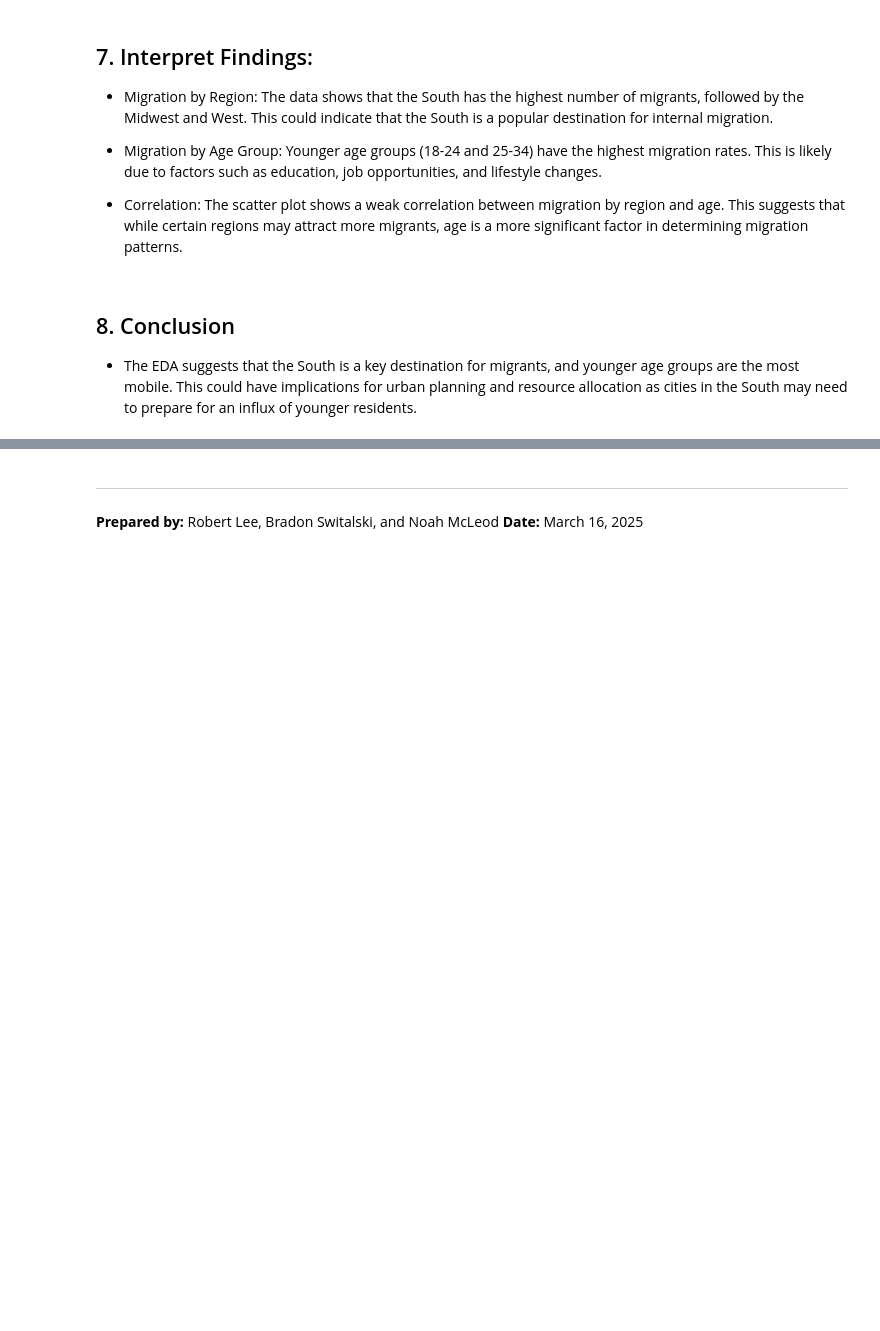
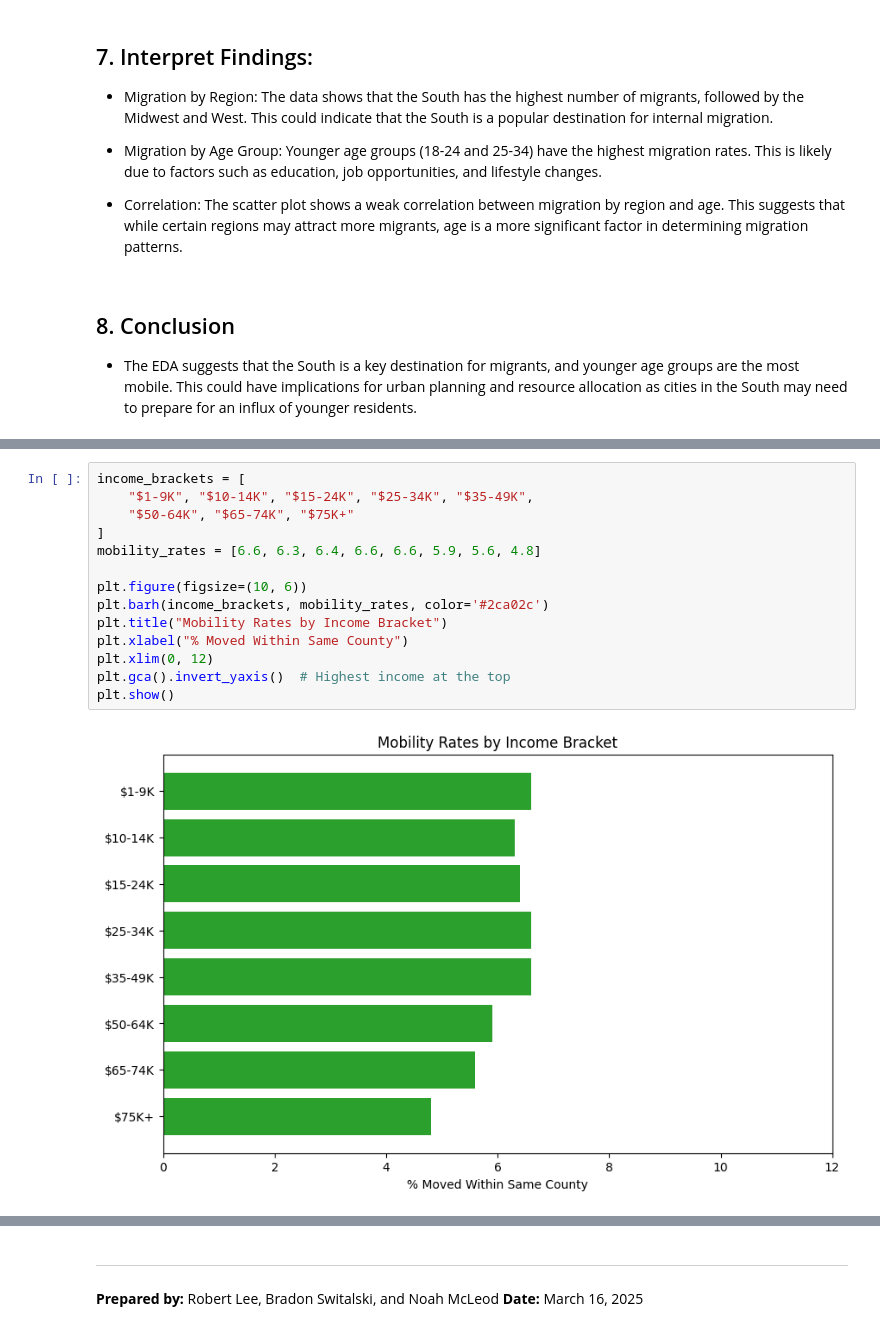
Before and after one commit to SteamedTofu2/DAT490-Capstone, a Jupyter notebook: EDA.ipynb, the cells around one changed output, grey strips where cells are left out. Cells and saved outputs as stored; diff of their text form; blank space fills up the shorter version.

```diff
--- a/EDA.ipynb
+++ b/EDA.ipynb
@@ -341,0 +410,16 @@ plt.show()
+# %%
+income_brackets = [
+    "$1-9K", "$10-14K", "$15-24K", "$25-34K", "$35-49K",
+    "$50-64K", "$65-74K", "$75K+"
+]
+mobility_rates = [6.6, 6.3, 6.4, 6.6, 6.6, 5.9, 5.6, 4.8]
+
+plt.figure(figsize=(10, 6))
+plt.barh(income_brackets, mobility_rates, color='#2ca02c')
+plt.title("Mobility Rates by Income Bracket")
+plt.xlabel("% Moved Within Same County")
+plt.xlim(0, 12)
+plt.gca().invert_yaxis()  # Highest income at the top
+plt.show()
+# %% [output]
+[figure, added]
```
Also changed, not shown: parts of 5 cells of this notebook.
